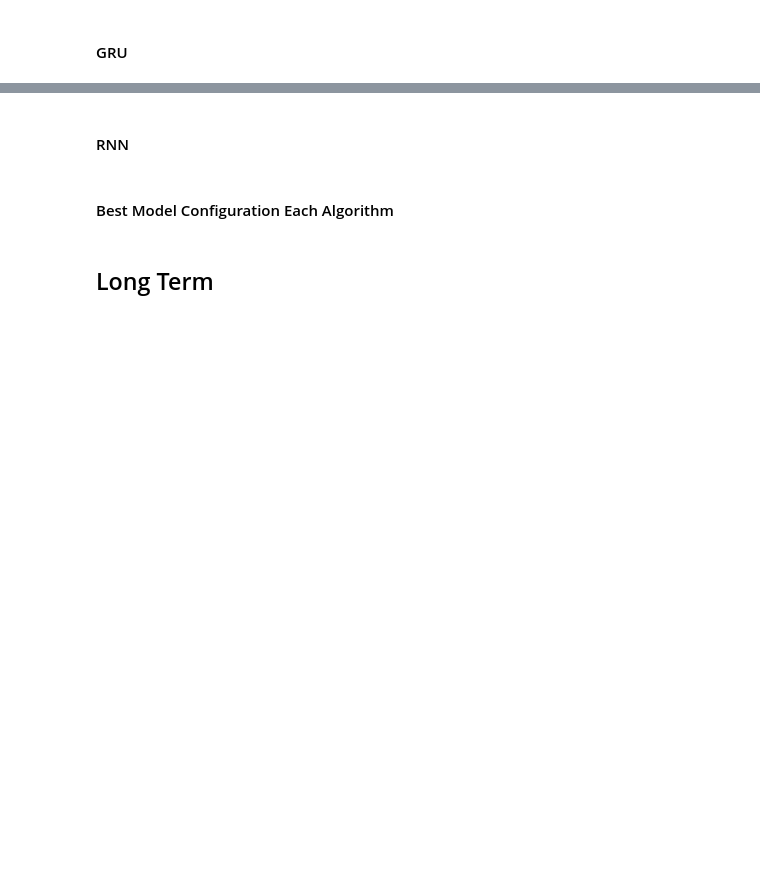
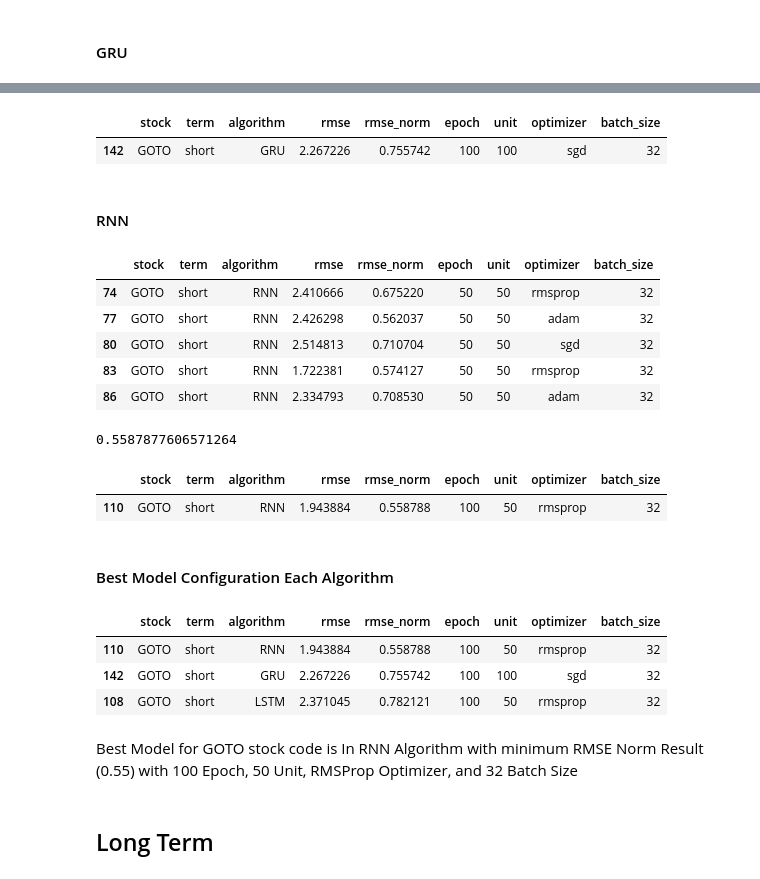
Before and after one commit to melikacandra/lstm_gru_rnn_price_predict, a Jupyter notebook: code_main/model_selector.ipynb, the cells around one changed output, grey strips where cells are left out. Cells and saved outputs as stored; diff of their text form; code cells hidden in the pictures; blank space fills up the shorter version.

```diff
--- a/code_main/model_selector.ipynb
+++ b/code_main/model_selector.ipynb
@@ -195,7 +223,45 @@ Best Model is In GRU Algorithm with minimum RMSE Norm Result (0.29) with 100 Epo
+# %%
+minimum_config_gru_goto = data_goto_gru[data_goto_gru["rmse_norm"] == minimum_gru_goto]
+minimum_config_gru_goto
+# %% [output]
+|  | stock | term | algorithm | rmse | rmse_norm | epoch | unit | optimizer | batch_size |
+| 142 | GOTO | short | GRU | 2.267226 | 0.755742 | 100 | 100 | sgd | 32 |
 # %% [markdown]
 #### RNN
+# %%
+data_goto_rnn = data_goto[data_goto["algorithm"] == "RNN"]
+data_goto_rnn.head()
+# %% [output]
+|  | stock | term | algorithm | rmse | rmse_norm | epoch | unit | optimizer | batch_size |
+| 74 | GOTO | short | RNN | 2.410666 | 0.675220 | 50 | 50 | rmsprop | 32 |
+| 77 | GOTO | short | RNN | 2.426298 | 0.562037 | 50 | 50 | adam | 32 |
+| 80 | GOTO | short | RNN | 2.514813 | 0.710704 | 50 | 50 | sgd | 32 |
+| 83 | GOTO | short | RNN | 1.722381 | 0.574127 | 50 | 50 | rmsprop | 32 |
+| 86 | GOTO | short | RNN | 2.334793 | 0.708530 | 50 | 50 | adam | 32 |
+# %%
+#see min value
+minimum_rnn_goto = data_goto_rnn["rmse_norm"].min()
+minimum_rnn_goto
+# %% [output]
+0.5587877606571264
+# %%
+minimum_config_rnn_goto = data_goto_rnn[data_goto_rnn["rmse_norm"] == minimum_rnn_goto]
+minimum_config_rnn_goto
+# %% [output]
+|  | stock | term | algorithm | rmse | rmse_norm | epoch | unit | optimizer | batch_size |
+| 110 | GOTO | short | RNN | 1.943884 | 0.558788 | 100 | 50 | rmsprop | 32 |
 # %% [markdown]
 #### Best Model Configuration Each Algorithm
+# %%
+data_tuning_short_goto = pd.concat([minimum_config_rnn_goto, minimum_config_gru_goto, minimum_config_lstm_goto])
+data_tuning_short_goto
+# %% [output]
+|  | stock | term | algorithm | rmse | rmse_norm | epoch | unit | optimizer | batch_size |
+| 110 | GOTO | short | RNN | 1.943884 | 0.558788 | 100 | 50 | rmsprop | 32 |
+| 142 | GOTO | short | GRU | 2.267226 | 0.755742 | 100 | 100 | sgd | 32 |
+| 108 | GOTO | short | LSTM | 2.371045 | 0.782121 | 100 | 50 | rmsprop | 32 |
+# %% [markdown]
+Best Model for GOTO stock code is In RNN Algorithm with minimum RMSE Norm Result (0.55) with 100 Epoch, 50 Unit, RMSProp Optimizer, and 32 Batch Size
 # %% [markdown]
 ## Long Term
 # %% [markdown]
```
Also changed, not shown: parts of 7 cells of this notebook.
